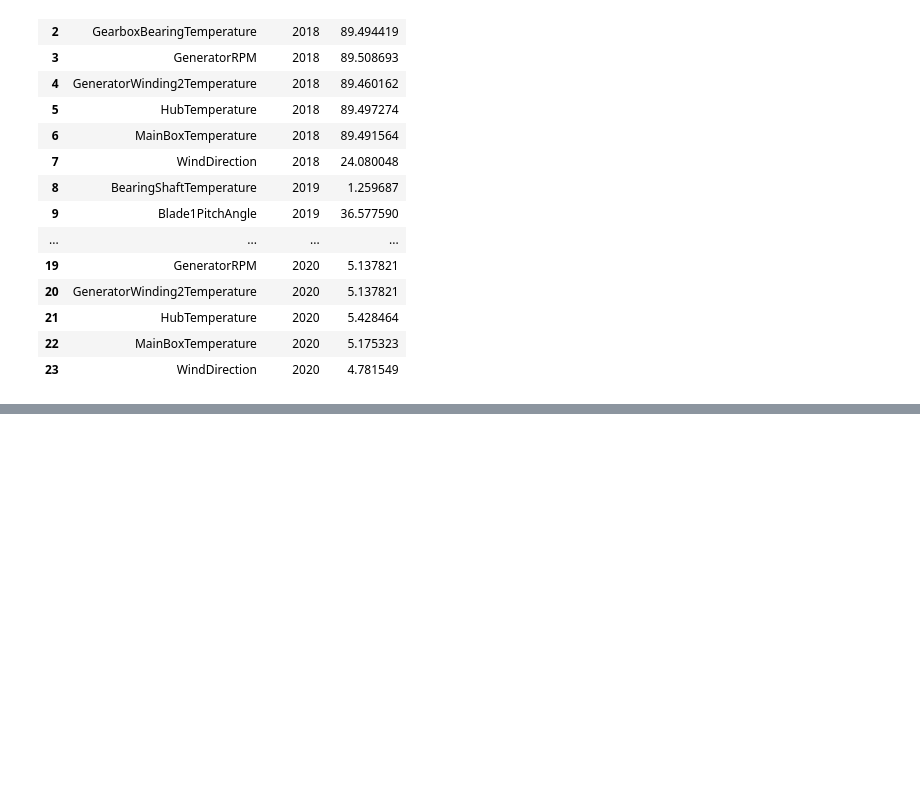
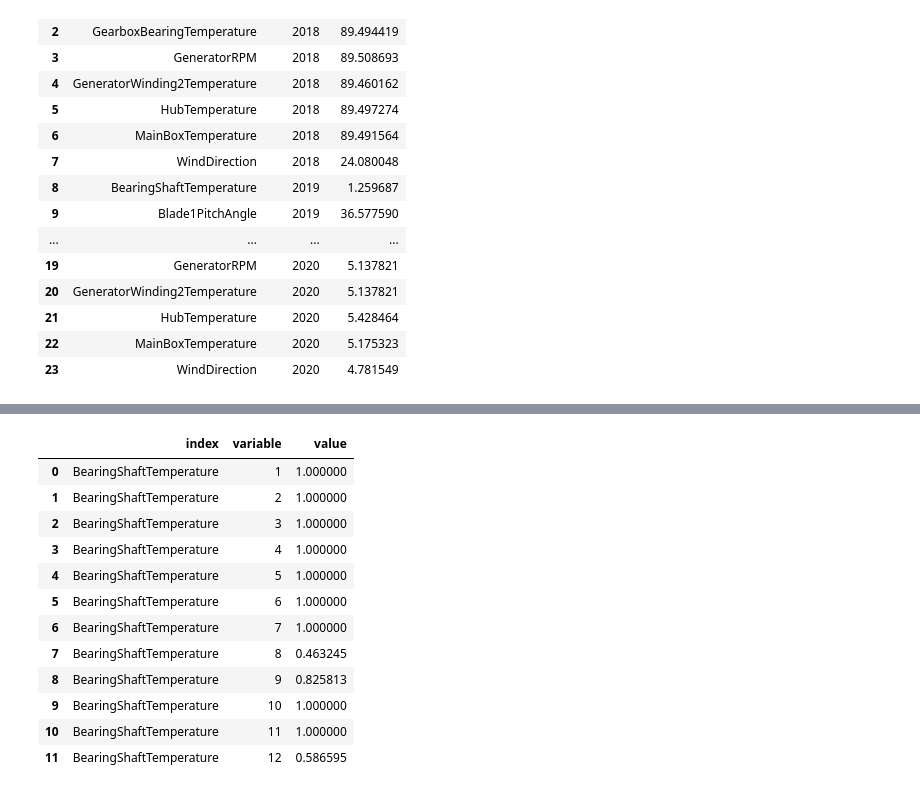
Before and after one commit to rangers5/DataVizFinal, a Jupyter notebook: NullCountVisualization.ipynb, the cells around one changed output, grey strips where cells are left out. Cells and saved outputs as stored; diff of their text form; code cells hidden in the pictures; blank space fills up the shorter version.

```diff
--- a/NullCountVisualization.ipynb
+++ b/NullCountVisualization.ipynb
@@ -119,0 +121,18 @@ monthlyNullData
+# %%
+specData = monthlyNullData.loc[[0]]
+specData = specData.melt(id_vars='index')
+specData
+# %% [output]
+|  | index | variable | value |
+| 0 | BearingShaftTemperature | 1 | 1.000000 |
+| 1 | BearingShaftTemperature | 2 | 1.000000 |
+| 2 | BearingShaftTemperature | 3 | 1.000000 |
+| 3 | BearingShaftTemperature | 4 | 1.000000 |
+| 4 | BearingShaftTemperature | 5 | 1.000000 |
+| 5 | BearingShaftTemperature | 6 | 1.000000 |
+| 6 | BearingShaftTemperature | 7 | 1.000000 |
+| 7 | BearingShaftTemperature | 8 | 0.463245 |
+| 8 | BearingShaftTemperature | 9 | 0.825813 |
+| 9 | BearingShaftTemperature | 10 | 1.000000 |
+| 10 | BearingShaftTemperature | 11 | 1.000000 |
+| 11 | BearingShaftTemperature | 12 | 0.586595 |
```
Also changed, not shown: parts of 6 cells of this notebook, 3 other files.
